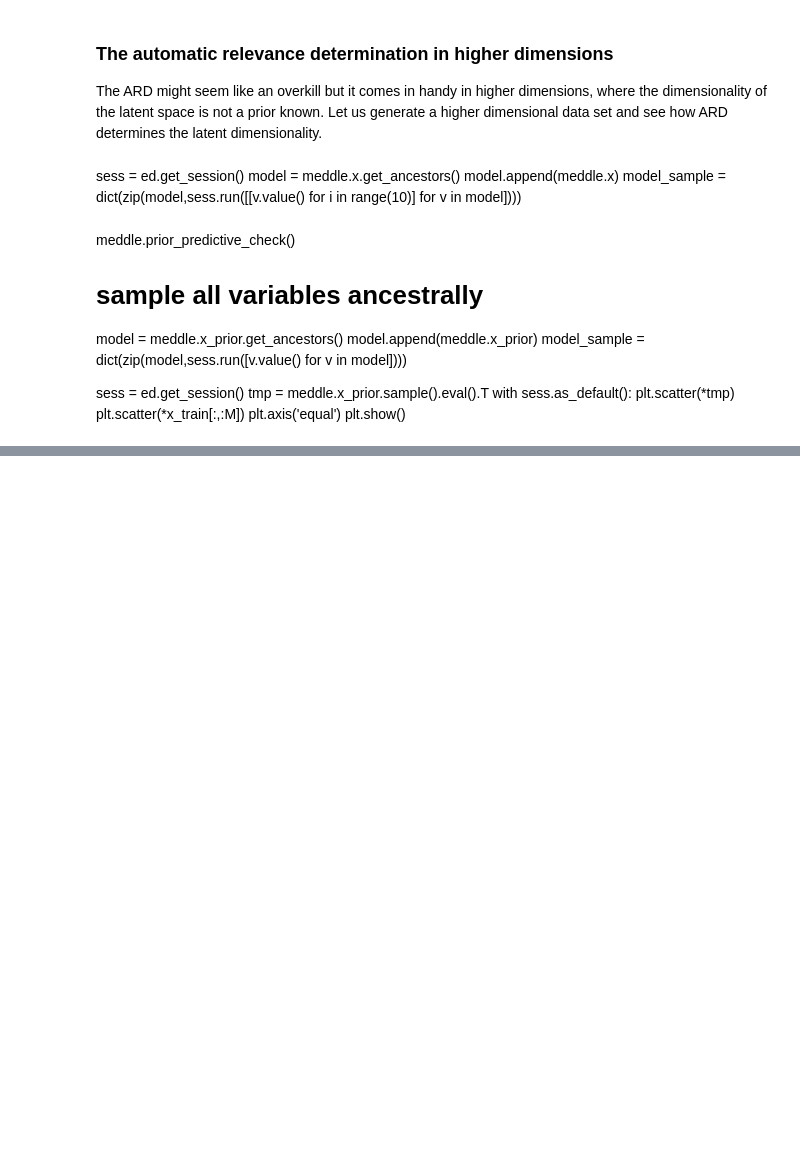
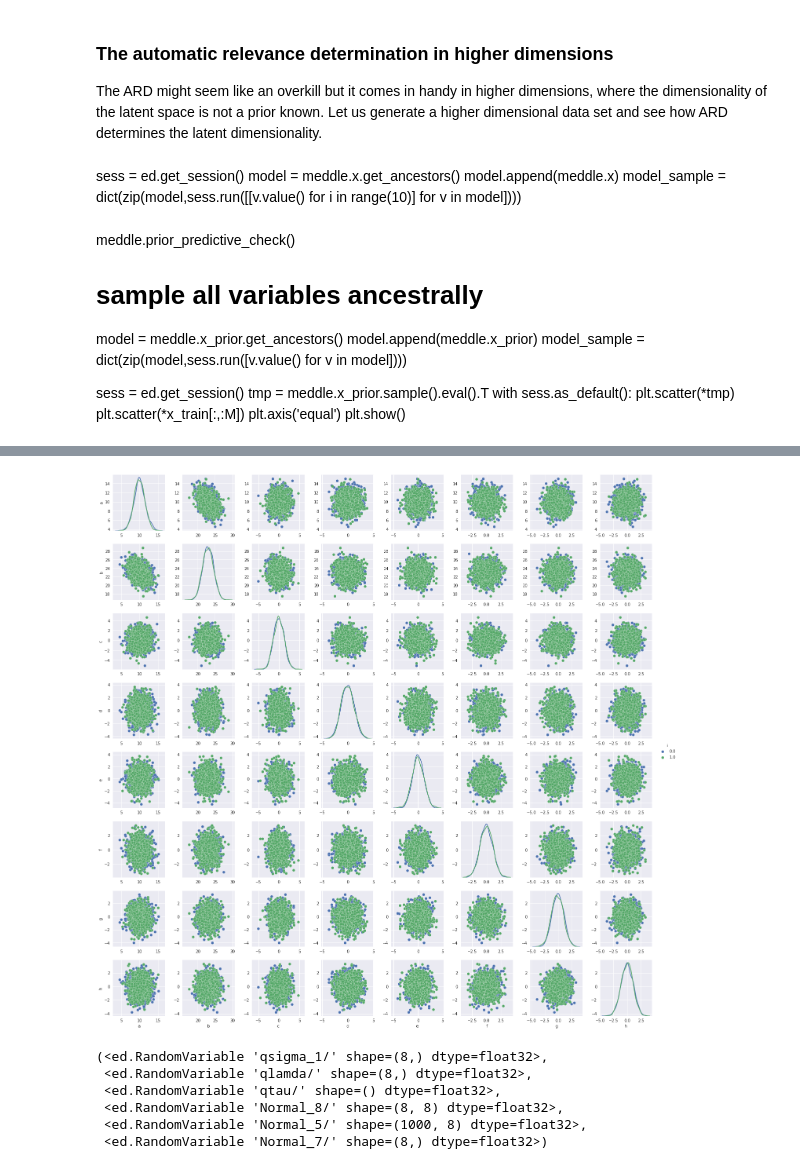
Before and after one commit to deoxyribose/auml, a Jupyter notebook: edward-factor/factor_model-horseshoe.ipynb, the cells around one changed output, grey strips where cells are left out. Drawn from its saved outputs; the diff is of its cells as text; code cells hidden in the pictures; blank space fills up the shorter version.

```diff
--- a/edward-factor/factor_model-horseshoe.ipynb
+++ b/edward-factor/factor_model-horseshoe.ipynb
@@ -88,0 +98,8 @@ x_train.shape
+# %%
+def doublepairplot(x,y):
+    N = x.shape[0]
+    xy = pd.DataFrame(np.c_[np.r_[x,y],np.r_[np.zeros(N),np.ones(N)]])
+    names = 'abcdefghijk'[:D+1]
+    xy.columns = [i for i in names]
+    sns.set()
+    scattermatrix = sns.pairplot(xy, hue=names[-1], diag_kind= 'kde', vars = [i for i in names[:-1]])#, plot_kws=dict(alpha=.2))
@@ -283,2 +330,2 @@ meddle.posterior_predictive_check(x_train[:M,:])
 # %%
-x_post_mode = meddle.x_post.mode().eval()
+foo = meddle.x_post.sample().eval()
@@ -326,0 +332,16 @@ def hinton(matrix, max_weight=None, ax=None):
+# %%
+doublepairplot(x_train,foo)
+#doublepairplot(np.squeeze(tmp),x_train)
+#doublepairplot(tmp.T,x_train)
+#doublepairplot(tmp.reshape(-1,tmp.shape[-1]),x_train)
+# %% [output]
+[figure, added]
+# %%
+meddle.Qmodel
+# %% [output]
+(<ed.RandomVariable 'qsigma_1/' shape=(8,) dtype=float32>,
+ <ed.RandomVariable 'qlamda/' shape=(8,) dtype=float32>,
+ <ed.RandomVariable 'qtau/' shape=() dtype=float32>,
+ <ed.RandomVariable 'Normal_8/' shape=(8, 8) dtype=float32>,
+ <ed.RandomVariable 'Normal_5/' shape=(1000, 8) dtype=float32>,
+ <ed.RandomVariable 'Normal_7/' shape=(8,) dtype=float32>)
```
Also changed, not shown: parts of 37 cells of this notebook.
